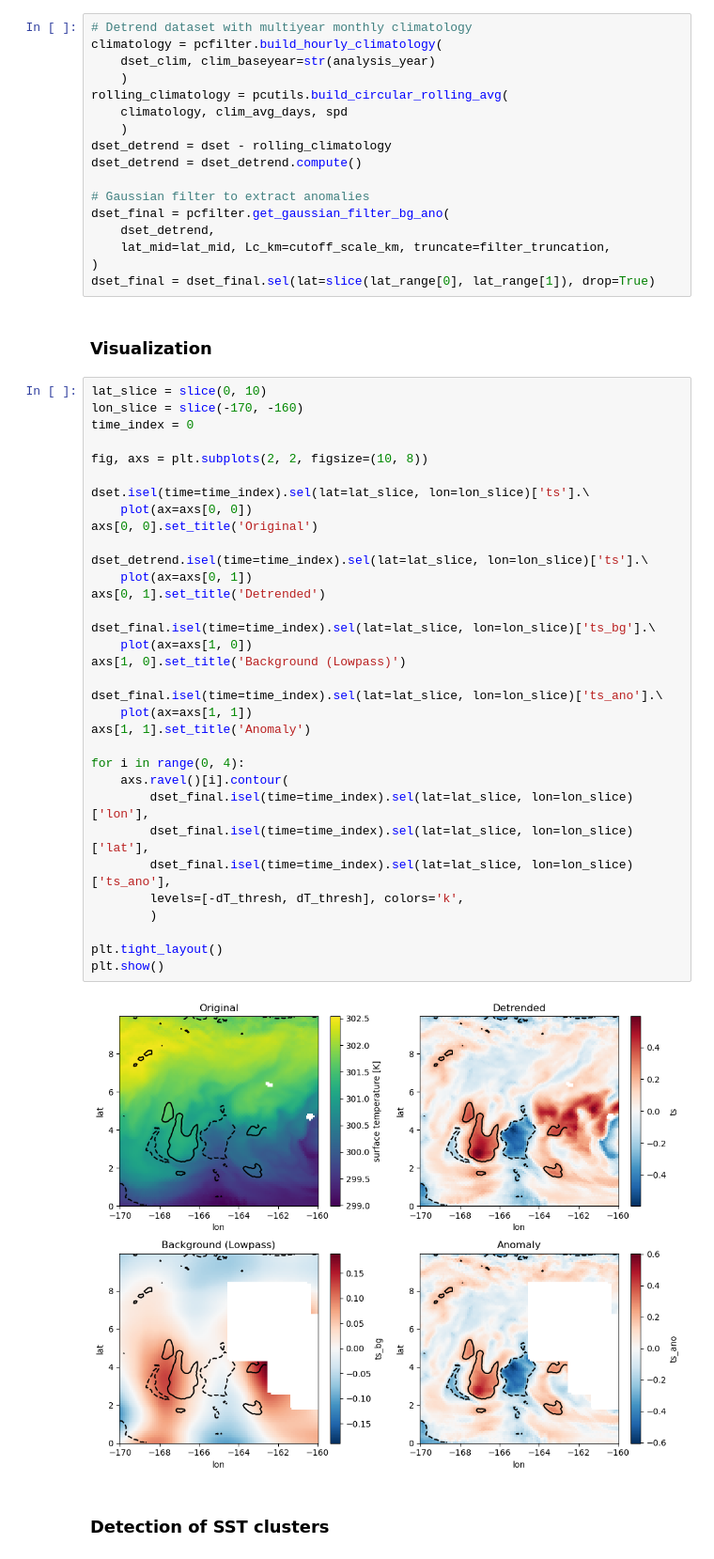
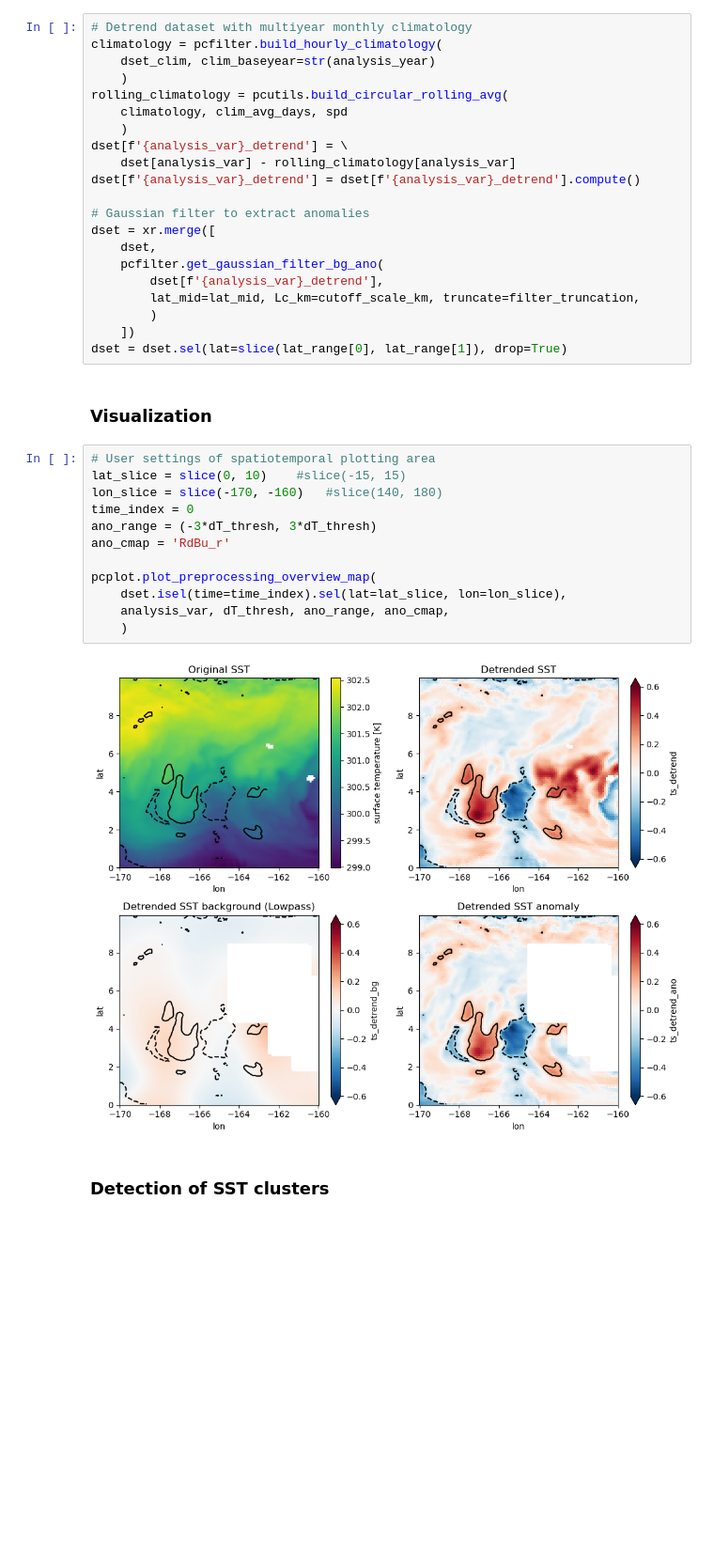
Before and after one commit to HF7weatherman/pycompo, a Jupyter notebook: examples/test_extract_SST-blobs.ipynb, the cells around one changed output. Shown at 94% size. Saved outputs shown, nothing was run; the diff lists cells and outputs as text; blank space fills up the shorter version.

```diff
--- a/examples/test_extract_SST-blobs.ipynb
+++ b/examples/test_extract_SST-blobs.ipynb
@@ -71,52 +95,35 @@ climatology = pcfilter.build_hourly_climatology(
 rolling_climatology = pcutils.build_circular_rolling_avg(
     climatology, clim_avg_days, spd
     )
-dset_detrend = dset - rolling_climatology
-dset_detrend = dset_detrend.compute()
+dset[f'{analysis_var}_detrend'] = \
+    dset[analysis_var] - rolling_climatology[analysis_var]
+dset[f'{analysis_var}_detrend'] = dset[f'{analysis_var}_detrend'].compute()
 
 # Gaussian filter to extract anomalies
-dset_final = pcfilter.get_gaussian_filter_bg_ano(
-    dset_detrend,
-    lat_mid=lat_mid, Lc_km=cutoff_scale_km, truncate=filter_truncation,
-)
-dset_final = dset_final.sel(lat=slice(lat_range[0], lat_range[1]), drop=True)
+dset = xr.merge([
+    dset,
+    pcfilter.get_gaussian_filter_bg_ano(
+        dset[f'{analysis_var}_detrend'],
+        lat_mid=lat_mid, Lc_km=cutoff_scale_km, truncate=filter_truncation,
+        )
+    ])
+dset = dset.sel(lat=slice(lat_range[0], lat_range[1]), drop=True)
 # %% [markdown]
 ### Visualization
 # %%
-lat_slice = slice(0, 10)
-lon_slice = slice(-170, -160)
+# User settings of spatiotemporal plotting area
+lat_slice = slice(0, 10)    #slice(-15, 15)
+lon_slice = slice(-170, -160)   #slice(140, 180)
 time_index = 0
+ano_range = (-3*dT_thresh, 3*dT_thresh)
+ano_cmap = 'RdBu_r'
 
-fig, axs = plt.subplots(2, 2, figsize=(10, 8))
-
-dset.isel(time=time_index).sel(lat=lat_slice, lon=lon_slice)['ts'].\
-    plot(ax=axs[0, 0])
-axs[0, 0].set_title('Original')
-
-dset_detrend.isel(time=time_index).sel(lat=lat_slice, lon=lon_slice)['ts'].\
-    plot(ax=axs[0, 1])
-axs[0, 1].set_title('Detrended')
-
-dset_final.isel(time=time_index).sel(lat=lat_slice, lon=lon_slice)['ts_bg'].\
-    plot(ax=axs[1, 0])
-axs[1, 0].set_title('Background (Lowpass)')
-
-dset_final.isel(time=time_index).sel(lat=lat_slice, lon=lon_slice)['ts_ano'].\
-    plot(ax=axs[1, 1])
-axs[1, 1].set_title('Anomaly')
-
-for i in range(0, 4):
-    axs.ravel()[i].contour(
-        dset_final.isel(time=time_index).sel(lat=lat_slice, lon=lon_slice)['lon'],
-        dset_final.isel(time=time_index).sel(lat=lat_slice, lon=lon_slice)['lat'],
-        dset_final.isel(time=time_index).sel(lat=lat_slice, lon=lon_slice)['ts_ano'],
-        levels=[-dT_thresh, dT_thresh], colors='k',
-        )
-
-plt.tight_layout()
-plt.show()
+pcplot.plot_preprocessing_overview_map(
+    dset.isel(time=time_index).sel(lat=lat_slice, lon=lon_slice),
+    analysis_var, dT_thresh, ano_range, ano_cmap,
+    )
 # %% [output]
-[figure, old version]
+[figure, new version]
 # %% [markdown]
 ### Detection of SST clusters
 # %%
```
Also changed, not shown: parts of 18 cells of this notebook, 2 other files.
